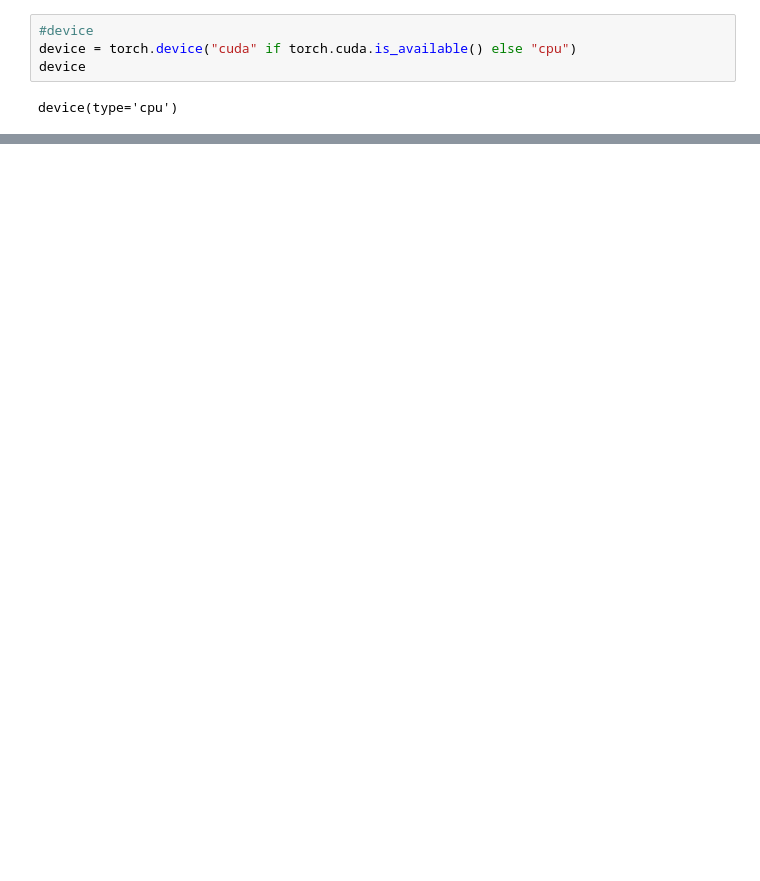
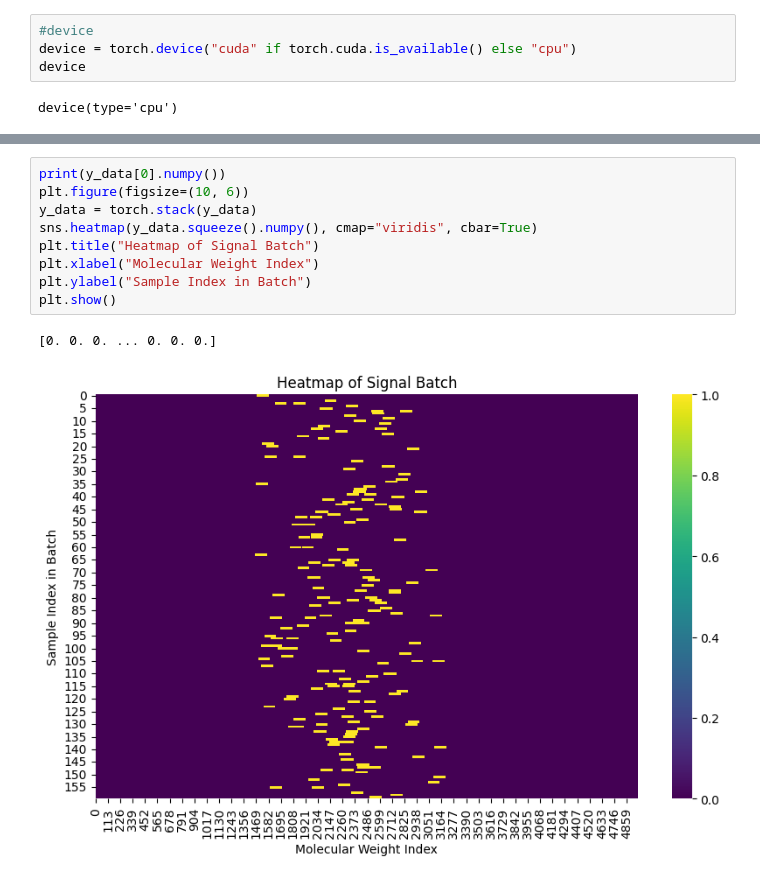
Before and after one commit to emilie-hebraud/Fil_rouge, a Jupyter notebook: Code/deep.ipynb, the cells around one changed output, grey strips where cells are left out. Drawn from its saved outputs; the diff is of its cells as text; blank space fills up the shorter version.

```diff
--- a/Code/deep.ipynb
+++ b/Code/deep.ipynb
@@ -66 +145,13 @@ Number of CSV files found: 40
+# %%
+print(y_data[0].numpy())
+plt.figure(figsize=(10, 6))
+y_data = torch.stack(y_data)
+sns.heatmap(y_data.squeeze().numpy(), cmap="viridis", cbar=True)
+plt.title("Heatmap of Signal Batch")
+plt.xlabel("Molecular Weight Index")
+plt.ylabel("Sample Index in Batch")
+plt.show()
+# %% [output]
+[0. 0. 0. ... 0. 0. 0.]
+[figure, added]
 # %%
```
Also changed, not shown: parts of 16 cells of this notebook, 1 other file.
